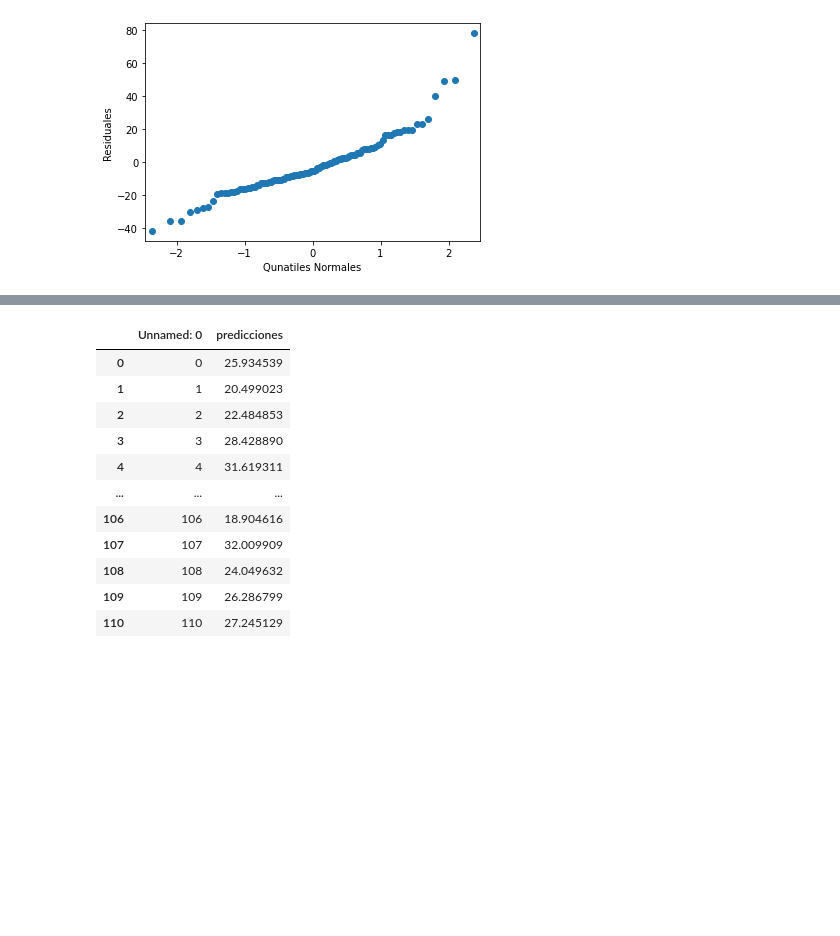
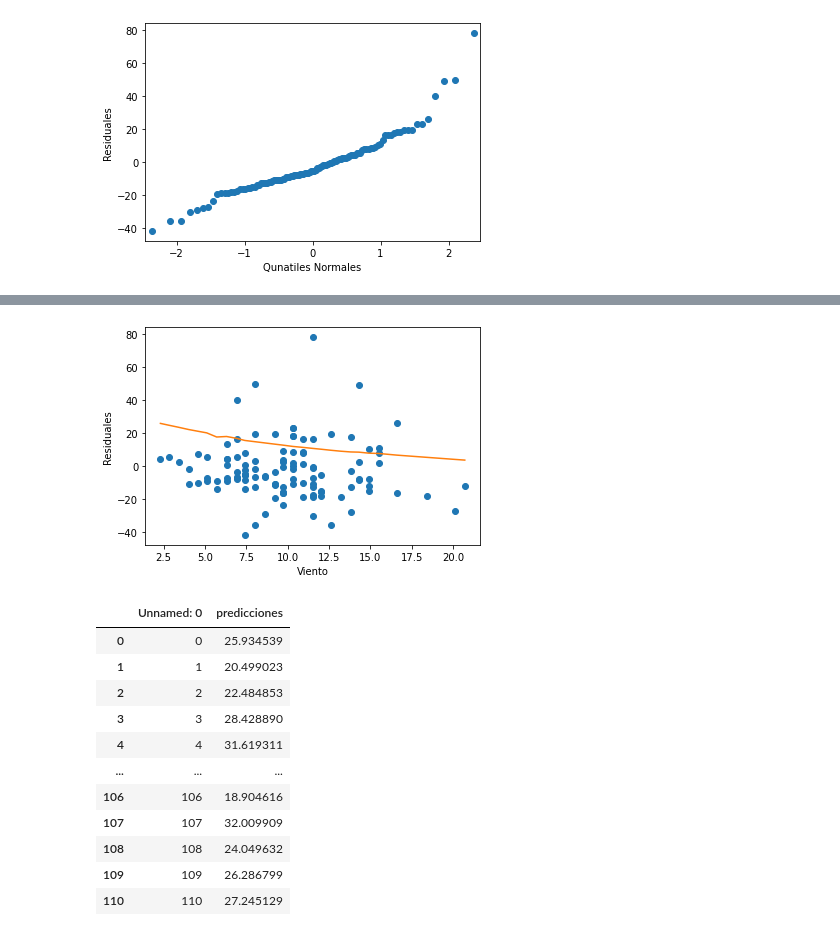
Before and after one commit to maltenzo/Tp3-Metodos, a Jupyter notebook: Implementacion.ipynb, the cells around one changed output, grey strips where cells are left out. Cells and saved outputs as stored; diff of their text form; code cells hidden in the pictures; blank space fills up the shorter version.

```diff
--- a/Implementacion.ipynb
+++ b/Implementacion.ipynb
@@ -271,3 +323,11 @@ plt.savefig('./images/Residuales-contra-ozono-f=punto4.svg')
+# %%
+fig = plt.plot(df_viento.wind, diferencia_ozono, 'o')
+plt.plot(residuales_contra_viento.Variable, residuales_contra_viento.Estimados)
+plt.xlabel('Viento')
+plt.ylabel('Residuales')
+plt.savefig('./images/Residuales-contra-viento-f=punto4.svg')
+# %% [output]
+[figure, added]
 # %%
 df = pd.read_csv("dataset.csv")
 def graficarDatosBrutos(xlabel, ylabel):
```
Also changed, not shown: parts of 11 cells of this notebook, 16 other files.
